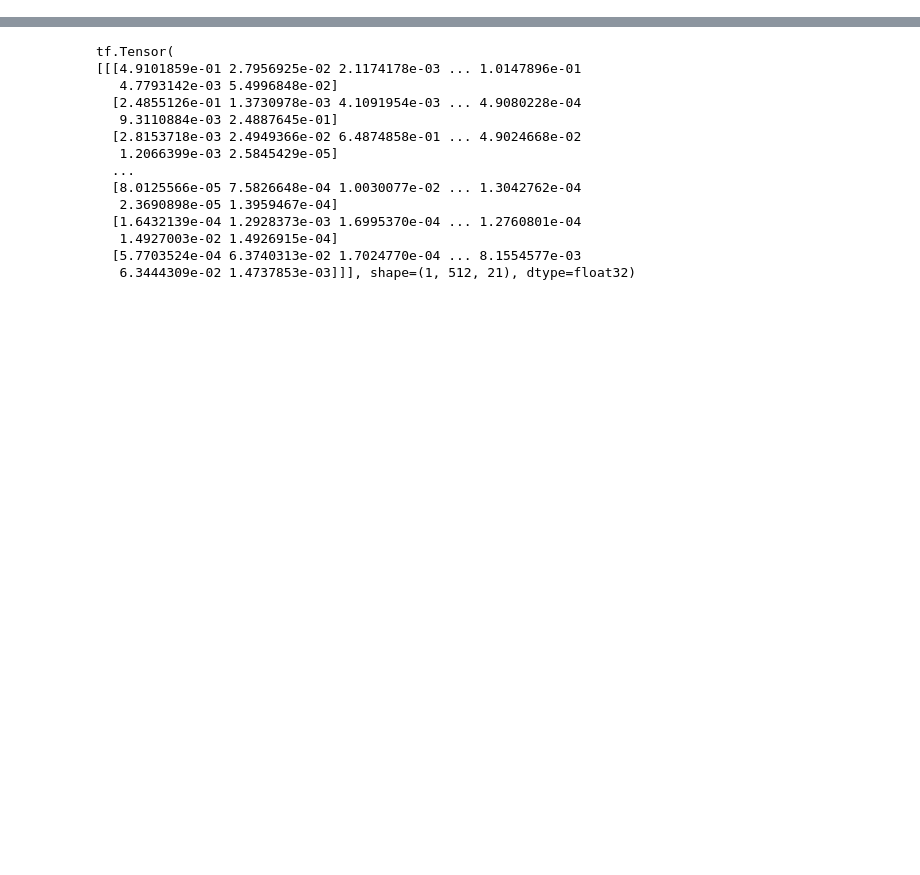
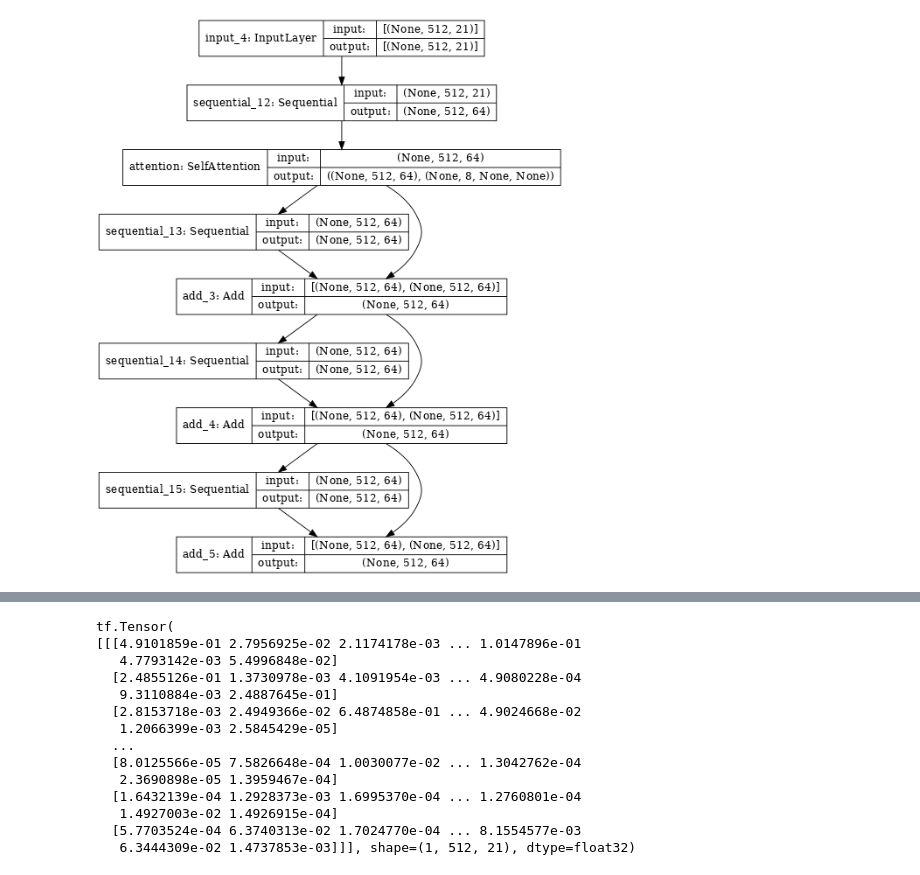
Before and after one commit to Umbriona/cycle_gan, a Jupyter notebook: scripts/Evaluate_cyclegan.ipynb, the cells around one changed output, grey strips where cells are left out. Cells and saved outputs as stored; diff of their text form; code cells hidden in the pictures; blank space fills up the shorter version.

```diff
--- a/scripts/Evaluate_cyclegan.ipynb
+++ b/scripts/Evaluate_cyclegan.ipynb
@@ -13,3 +15,21 @@ import tensorflow as tf
 import numpy as np
 import sklearn
 import seaborn as sns
+# %%
+model_input = tf.keras.layers.Input(shape=(512,21))
+mod = [layers_residual.residual_mod(64, 9,strides=1,dilation=1,constrains = None,l1=0.0, l2=0.0,rate = 0.2,use_bias=False,norm="Instance",sn = False,act="LReLU"),
+       layers_residual.residual_mod(64, 9,strides=1,dilation=1,constrains = None,l1=0.0, l2=0.0,rate = 0.2,use_bias=False,norm="Instance",sn = False,act="LReLU"),
+       layers_residual.residual_mod(64, 9,strides=1,dilation=1,constrains = None,l1=0.0, l2=0.0,rate = 0.2,use_bias=False,norm="Instance",sn = False,act="LReLU"),
+      layers_residual.residual_mod(64, 9,strides=1,dilation=1,constrains = None,l1=0.0, l2=0.0,rate = 0.2,use_bias=False,norm="Instance",sn = False,act="LReLU")]
+
+
+att = layers_new.SelfAttention(64)
+x = model_input
+x = mod[0](x)
+x = att(x)[0]
+for i in range(3):
+    x_out  = mod[1+i](x)
+    x = tf.keras.layers.Add()([x_out, x])
+
+model = tf.keras.Model(inputs=model_input, outputs=x)
+model.summary()
@@ -15,0 +81,4 @@ import seaborn as sns
+# %%
+tf.keras.utils.plot_model(model, show_shapes=True, dpi=64)
+# %% [output]
+[figure, added]
```
Also changed, not shown: parts of 9 cells of this notebook, 16 other files.
